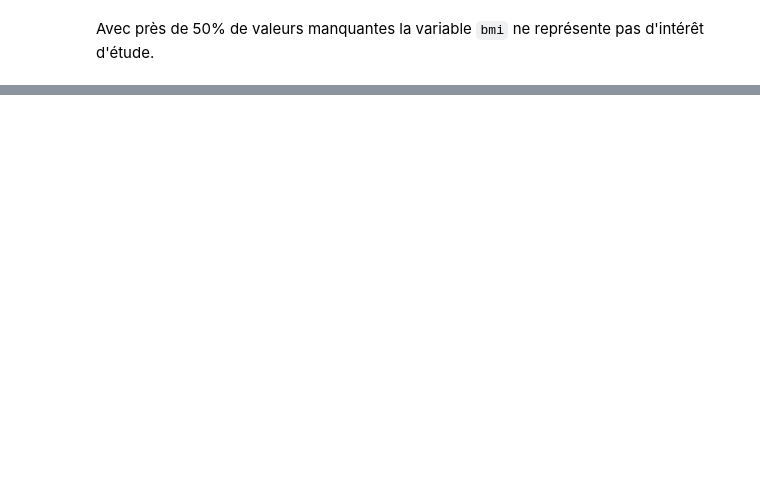
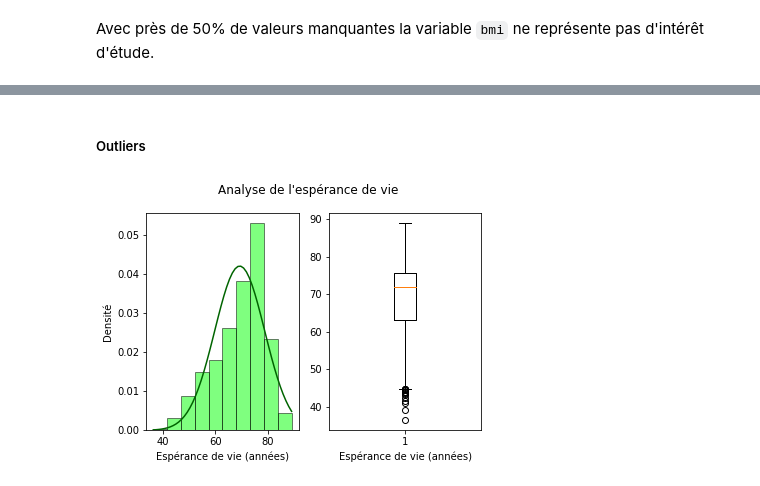
Before and after one commit to elisa-desmetz/pythonH3, a Jupyter notebook: Mini-Projet/Mini-Projet - Data Analysis.ipynb, the cells around one changed output, grey strips where cells are left out. Saved outputs shown, nothing was run; the diff lists cells and outputs as text; code cells hidden in the pictures; blank space fills up the shorter version.

```diff
--- a/Mini-Projet/Mini-Projet - Data Analysis.ipynb
+++ b/Mini-Projet/Mini-Projet - Data Analysis.ipynb
@@ -254,0 +285,3 @@ data_clean.drop(columns='bmi', inplace=True)
+# %%
+data_immun=data_clean[["country","year","life_expectancy","hepatitis_b","measles","polio","diphtheria"]]
+data_immun.head()
@@ -254,0 +295,9 @@ data_clean.drop(columns='bmi', inplace=True)
+# %%
+imputed_data = []
+for year in list(data_immun.year.unique()):
+    year_data = data_immun[data_immun.year == year].copy()
+    for col in list(year_data.columns)[2:]:
+        year_data[col] = year_data[col].fillna(year_data[col].dropna().mean()).copy()
+    imputed_data.append(year_data)
+data_clean_immun = pd.concat(imputed_data).copy()
+data_clean_immun.isna().sum()/data_clean_immun.isna().count()*100
@@ -254,0 +313,3 @@ data_clean.drop(columns='bmi', inplace=True)
+# %%
+data_expend=data_clean[["country","year","life_expectancy","hepatitis_b","measles","polio","diphtheria","percentage_expenditure","total_expenditure","gdp"]]
+data_expend.head()
@@ -254,0 +323,9 @@ data_clean.drop(columns='bmi', inplace=True)
+# %%
+imputed_data = []
+for year in list(data_expend.year.unique()):
+    year_data = data_expend[data_expend.year == year].copy()
+    for col in list(year_data.columns)[2:]:
+        year_data[col] = year_data[col].fillna(year_data[col].dropna().mean()).copy()
+    imputed_data.append(year_data)
+data_expend = pd.concat(imputed_data).copy()
+data_expend.isna().sum()/data_expend.isna().count()*100
@@ -254,0 +368,21 @@ data_clean.drop(columns='bmi', inplace=True)
+# %% [markdown]
+##### Outliers
+# %%
+std = np.std(data_expend['life_expectancy'], ddof=1)
+mean = np.mean(data_expend['life_expectancy'])
+
+fig, (ax1, ax2) = plt.subplots(1, 2)
+fig.suptitle("Analyse de l'espérance de vie")
+
+domain = np.linspace(np.min(data_expend['life_expectancy']), np.max(data_expend['life_expectancy']))
+ax1.plot(domain, norm.pdf(domain, mean, std), color='darkgreen')
+ax1.hist(data_expend['life_expectancy'], edgecolor = 'black', alpha = 0.5, density = True, color='lime')
+ax1.set(xlabel='Espérance de vie (années)', ylabel='Densité')
+
+
+ax2.boxplot(data_expend['life_expectancy'])
+ax2.set(xlabel='Espérance de vie (années)')
+
+plt.show()
+# %% [output]
+[figure, added]
```
Also changed, not shown: parts of 53 cells of this notebook.
